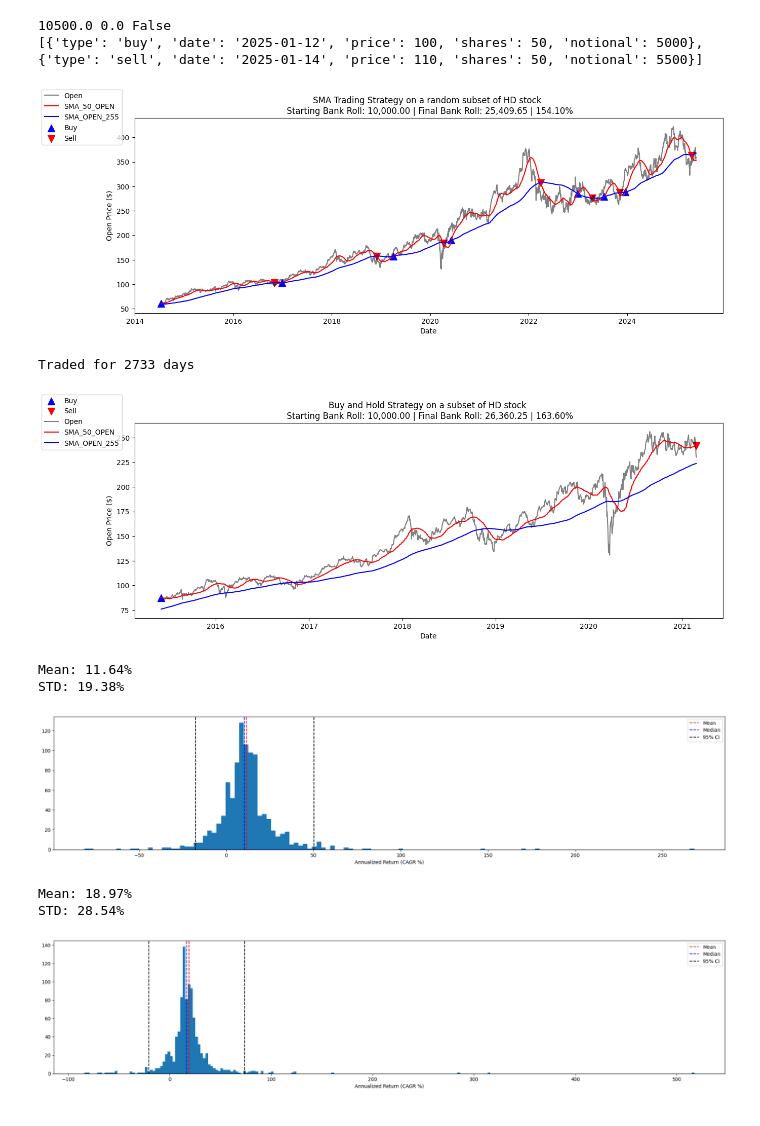
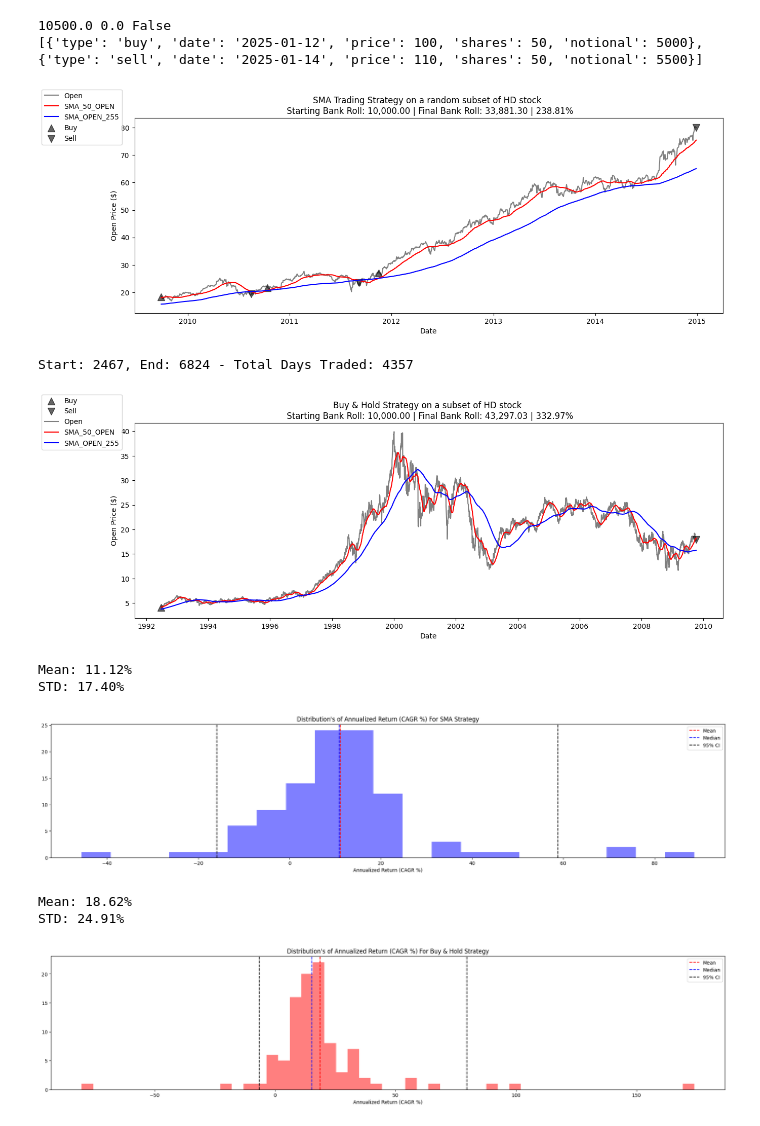
Before and after one commit to jhatch3/finance_ds_projects, a Jupyter notebook: crypto_stock_vol/data.ipynb, the cells around one changed output. Cells and saved outputs as stored; diff of their text form; code cells hidden in the pictures.

```diff
--- a/crypto_stock_vol/data.ipynb
+++ b/crypto_stock_vol/data.ipynb
@@ -57,5 +69,5 @@ fig.show()
 # %%
-def plot_buy_sell(ax, action, date):
+def plot_buy_sell(ax, action: str, date: str, line: str = "Open"):
     """ Action: Buy, Sell"""
 
     # Standardize action and date
@@ -72,7 +84,7 @@ def plot_buy_sell(ax, action, date):
         date = data.index[idx]
 
     # Change "SMA_OPEN_50" to somthing else if you want to change where indicator is placed
-    price = data.loc[date, "SMA_OPEN_50"]
+    price = data.loc[date, line]
 
     # If label is alread plotted no need to plot again
     label = "Sell" if action == "sell" else "Buy"
@@ -82,8 +94,8 @@ def plot_buy_sell(ax, action, date):
     # Plot
     ax.scatter(
         date, price,
-        color="red" if action == "sell" else "blue",
+        color="Black",
         marker="v" if action == "sell" else "^",
-        s=100, alpha=1,
+        s=100, alpha=0.6,
         label=use_label
     )
@@ -240,7 +257,7 @@ print(inv.trades)
 fig, ax = plt.subplots()
 
 starting_ammunt = 10_000
-inv = Investor("foo", cash=starting_ammunt)
+inv = Investor("SMA Trading Strategy", cash=starting_ammunt)
 
 
 cooldown_days = 1
@@ -288,7 +305,7 @@ if inv.position_open:
     place_order(inv, "sell",  df.index[-1], price=df.loc[df.index[-1]]["Open"][stock])
     plot_buy_sell(ax, "sell", df.index[-1])
 
-ax.set_title(f"SMA Trading Strategy on a random subset of {stock} stock \n Starting Bank Roll: {starting_ammunt:,.2f} | Final Bank Roll: {round(inv.cash,2):,.2f} | {((inv.cash - starting_ammunt) / starting_ammunt) * 100:,.2f}%")
+ax.set_title(f"{inv.strategy} on a random subset of {stock} stock \n Starting Bank Roll: {starting_ammunt:,.2f} | Final Bank Roll: {round(inv.cash,2):,.2f} | {((inv.cash - starting_ammunt) / starting_ammunt) * 100:,.2f}%")
 ax.set_xlabel("Date")
 ax.set_ylabel("Open Price ($)")
 
@@ -296,21 +313,14 @@ fig.set_size_inches([15,5])
 fig.legend(loc="upper left")
 fig.show()
 # %% [output]
-[figure, old version]
+[figure, new version]
-# %%
-len_of_strategy = len(df)
-len_of_strategy / 365
-print(f"Traded for {len_of_strategy} days")
-# %% [output]
-Traded for 2733 days
 # %%
 from time import sleep
 
 
 
-
 starting_ammunt = 10_000
-inv = Investor("foo", cash=starting_ammunt)
+inv = Investor("Buy & Hold Strategy", cash=starting_ammunt)
 
 rng = np.random.default_rng()
 start = rng.integers(0, len(data.index))
@@ -339,12 +349,15 @@ if inv.position_open:
     place_order(inv, "sell",  df.index[-1], price=df.loc[df.index[-1]]["Open"][stock])
     plot_buy_sell(ax, "sell", df.index[-1])
 
-ax.set_title(f"Buy and Hold Strategy on a subset of {stock} stock \n Starting Bank Roll: {starting_ammunt:,.2f} | Final Bank Roll: {round(inv.cash,2):,.2f} | {((inv.cash - starting_ammunt) / starting_ammunt) * 100:,.2f}%")
+ax.set_title(f"{inv.strategy} on a subset of {stock} stock \n Starting Bank Roll: {starting_ammunt:,.2f} | Final Bank Roll: {round(inv.cash,2):,.2f} | {((inv.cash - starting_ammunt) / starting_ammunt) * 100:,.2f}%")
 ax.set_xlabel("Date")
 ax.set_ylabel("Open Price ($)")
 
 fig.set_size_inches([15,5])
 fig.legend(loc="upper left")
 fig.show()
+
+print(f"Start: {start}, End: {end} - Total Days Traded: {end - start}")
 # %% [output]
+Start: 2467, End: 6824 - Total Days Traded: 4357
-[figure, old version]
+[figure, new version]
@@ -363,6 +364,6 @@ def calc_annualized_return(days: int, total_return: float) -> float:
 # %%
 ann_returns = []
-EPOCHS = 1000
+EPOCHS = 100
 import time
 from tqdm import tqdm
 
@@ -410,38 +411,38 @@ for i in tqdm(range(EPOCHS)):
                     last_plotted_date = date
 
     if inv.position_open:
         place_order(inv, "sell",  df.index[-1], price=df.loc[df.index[-1]]["Open"][stock])
         plot_buy_sell(ax, "sell", df.index[-1])
 
 
     total_return = (inv.cash - starting_ammunt) / starting_ammunt
 
     days = (df.index[-1] - df.index[0]).days
     annualized_return = calc_annualized_return(days, total_return)
 
     ann_returns.append(annualized_return)
 
 fig, ax = plt.subplots()
 
 SMA_ann_returns_pct = np.array(ann_returns) * 100
-
-ax.hist(SMA_ann_returns_pct, bins="auto")
+ax.set_title("Distribution's of Annualized Return (CAGR %) For SMA Strategy")
+ax.hist(SMA_ann_returns_pct, bins="auto", color="Blue", alpha=0.5)
 ax.axvline(np.mean(SMA_ann_returns_pct), color="r", linestyle="--", label="Mean")
 ax.axvline(np.median(SMA_ann_returns_pct), color="blue", linestyle="--", label="Median")
 ax.axvline(np.percentile(SMA_ann_returns_pct, 2.5), color="black", linestyle="--", label="95% CI")
 ax.axvline(np.percentile(SMA_ann_returns_pct, 97.5), color="black", linestyle="--")
 
 ax.set_xlabel("Annualized Return (CAGR %)")
 ax.legend()
 
 fig.set_size_inches([25,5])
 
 print(f"Mean: {np.mean(SMA_ann_returns_pct):.2f}%")
 print(f"STD: {np.std(SMA_ann_returns_pct):.2f}%")
 # %% [output]
-Mean: 11.64%
-STD: 19.38%
+Mean: 11.12%
+STD: 17.40%
-[figure, old version]
+[figure, new version]
 # %%
 ann_returns = []
 import time
@@ -482,7 +483,8 @@ for i in tqdm(range(EPOCHS)):
 
 buy_hold_ann_returns_pct = np.array(ann_returns) * 100
 
-ax.hist(buy_hold_ann_returns_pct, bins="auto")
+ax.set_title("Distribution's of Annualized Return (CAGR %) For Buy & Hold Strategy")
+ax.hist(buy_hold_ann_returns_pct, bins="auto", color="red", alpha=0.5)
 ax.axvline(np.mean(buy_hold_ann_returns_pct), color="r", linestyle="--", label="Mean")
 ax.axvline(np.median(buy_hold_ann_returns_pct), color="blue", linestyle="--", label="Median")
 ax.axvline(np.percentile(buy_hold_ann_returns_pct, 2.5), color="black", linestyle="--", label="95% CI")
@@ -496,9 +498,9 @@ fig.set_size_inches([25,5])
 print(f"Mean: {np.mean(buy_hold_ann_returns_pct):.2f}%")
 print(f"STD: {np.std(buy_hold_ann_returns_pct):.2f}%")
 # %% [output]
-Mean: 18.97%
-STD: 28.54%
+Mean: 18.62%
+STD: 24.91%
-[figure, old version]
+[figure, new version]
 # %%
 fig, ax = plt.subplots()
 
```
Also changed, not shown: parts of 17 cells of this notebook.
